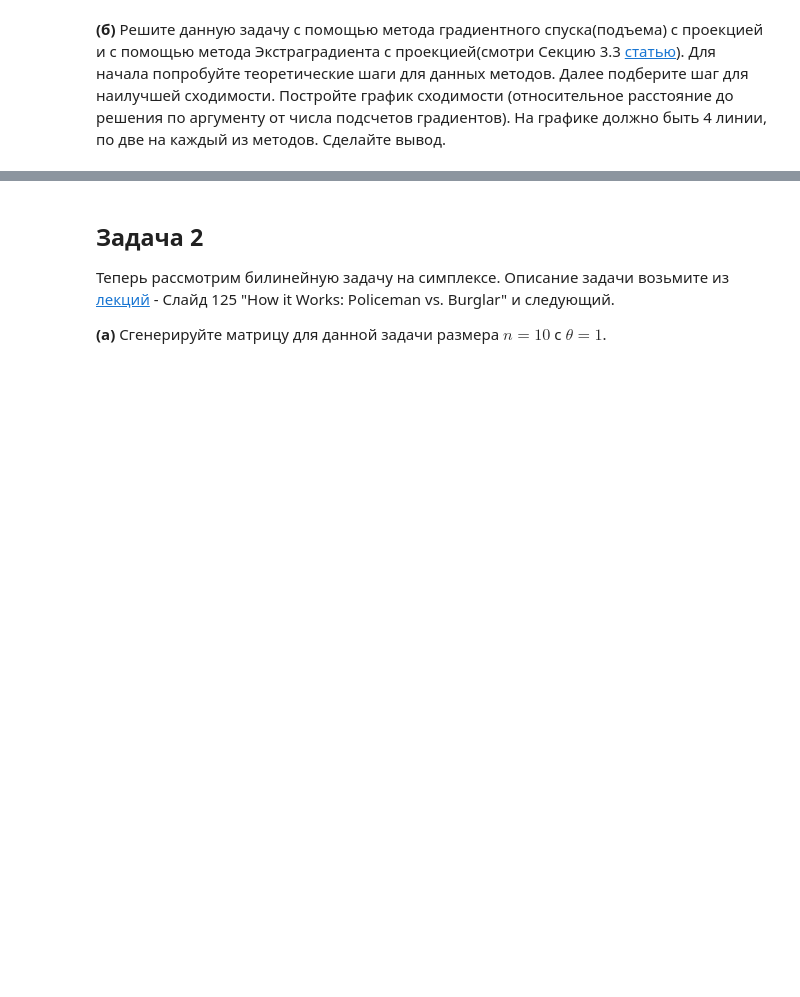
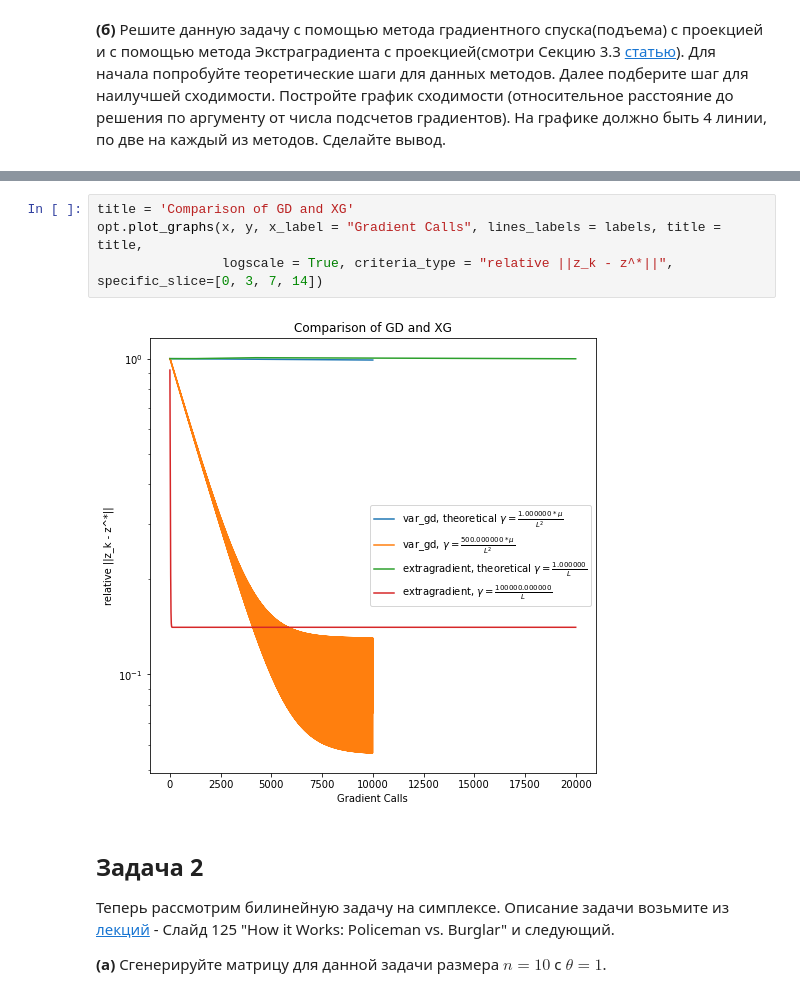
Before and after one commit to k2a07/MIPT-homeworks, a Jupyter notebook: Acharya_Kirill_Optimization_HW_8.ipynb, the cells around one changed output, grey strips where cells are left out. Drawn from its saved outputs; the diff is of its cells as text; blank space fills up the shorter version.

```diff
--- a/Acharya_Kirill_Optimization_HW_8.ipynb
+++ b/Acharya_Kirill_Optimization_HW_8.ipynb
@@ -29,3 +196,9 @@ __(б)__ Решите данную задачу с помощью метода
+# %%
+title = 'Comparison of GD and XG'
+opt.plot_graphs(x, y, x_label = "Gradient Calls", lines_labels = labels, title = title,
+                logscale = True, criteria_type = "relative ||z_k - z^*||", specific_slice=[0, 3, 7, 14])
+# %% [output]
+[figure, added]
 # %% [markdown]
 ## Задача 2
 
```
Also changed, not shown: parts of 14 cells of this notebook, 1 other file.
